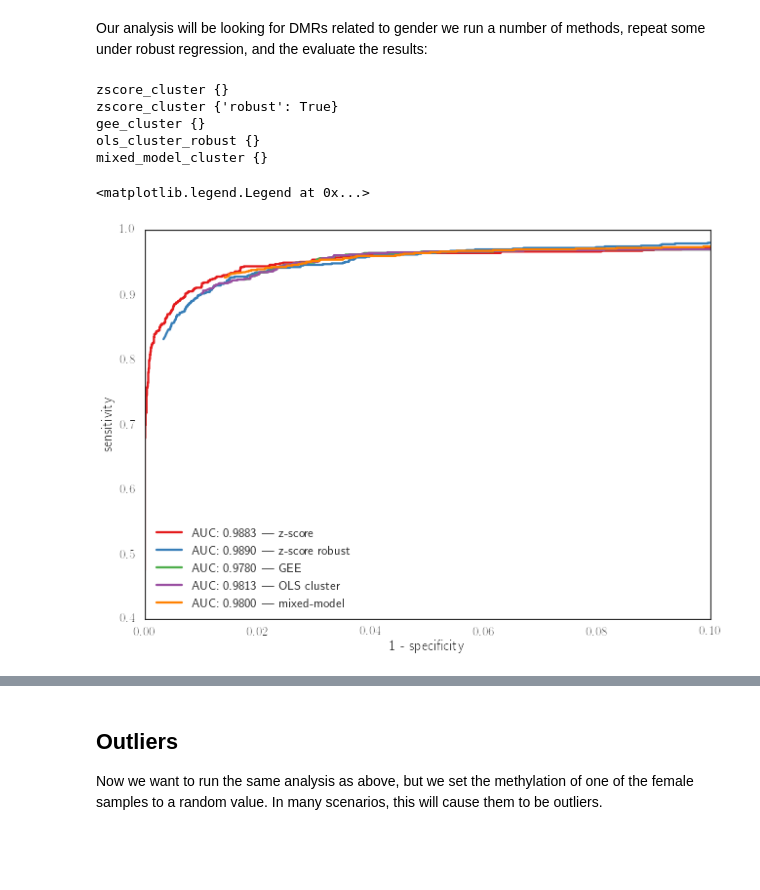
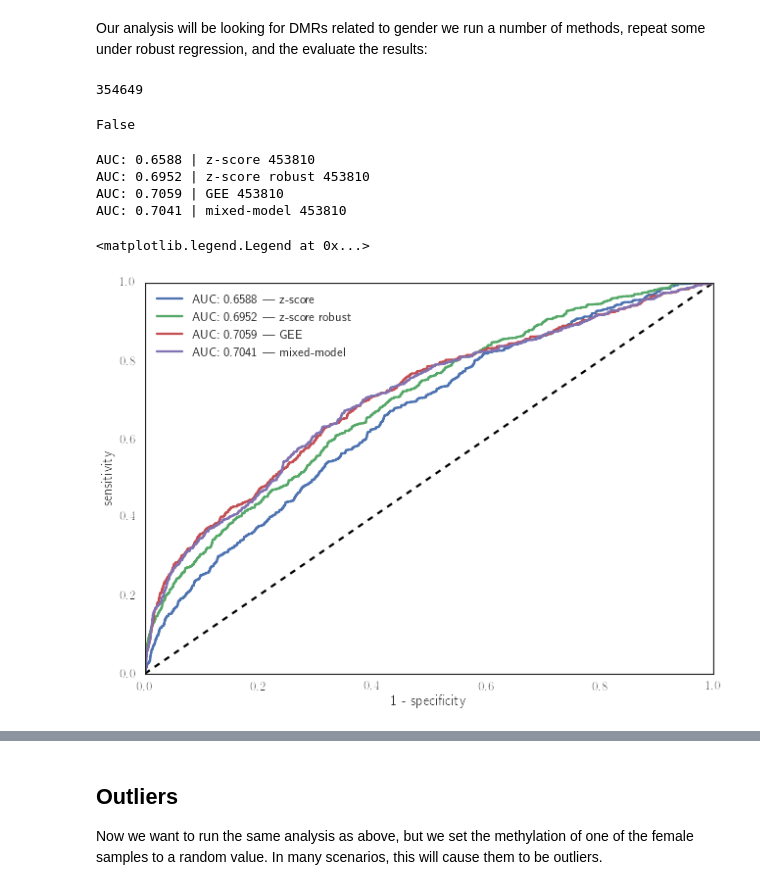
Before and after one commit to brentp/crystal, a Jupyter notebook: notebooks/crystal-methods-evaluation.ipynb, the cells around one changed output, grey strips where cells are left out. Drawn from its saved outputs; the diff is of its cells as text; code cells hidden in the pictures; blank space fills up the shorter version.

```diff
--- a/notebooks/crystal-methods-evaluation.ipynb
+++ b/notebooks/crystal-methods-evaluation.ipynb
@@ -108,35 +76,0 @@ clusters = true_clusters + false_clusters
-# %%
-np.random.seed(42)
-
-formula = "methylation ~ age + gender"
-formula_cpg = formula + " + CpG"
-
-coef = 'gender'
-
-fig, ax = plt.subplots(1)
-
-clean_methods = ["z-score", "z-score robust", "GEE", "OLS cluster", "mixed-model", "gls AR"]
-
-methods, models, kwargs = zip(*[
-    (zscore_cluster, formula,          dict(ax=ax, plot_kwargs=dict(color=colors[0], label=clean_methods[0]))),
-    (zscore_cluster, formula,          dict(ax=ax, plot_kwargs=dict(color=colors[1], label=clean_methods[1]), robust=True)),
-    (gee_cluster, formula_cpg,         dict(ax=ax, plot_kwargs=dict(color=colors[2], label=clean_methods[2]))),
-    (ols_cluster_robust, formula_cpg,  dict(ax=ax, plot_kwargs=dict(color=colors[3], label=clean_methods[3]))),
-    (mixed_model_cluster, formula_cpg, dict(ax=ax, plot_kwargs=dict(color=colors[4], label=clean_methods[4]))),
-                                       ])
-
-nclusters = len(true_clusters)
-
-results = [evaluate_method(clusters, nclusters, covs, model, coef, fn, pool=pool, kwargs=kw)
-                                   for (fn, model, kw) in zip(methods, models, kwargs)]
-
-ax.set_xlim(0, 0.1)
-ax.legend(loc="best")
-# %% [output]
-zscore_cluster {}
-zscore_cluster {'robust': True}
-gee_cluster {}
-ols_cluster_robust {}
-mixed_model_cluster {}
-<matplotlib.legend.Legend at 0x...>
-[figure, removed]
@@ -142,0 +91,6 @@ mixed_model_cluster {}
+# %%
+print len(sim_clusters)
+len(clusters) == len(sim_clusters) # doesn't have to be true since we changed the data.
+# %% [output]
+354649
+False
@@ -143 +118,15 @@ mixed_model_cluster {}
+# %%
+fig, ax = plt.subplots(1)
+for i in range(len(modeled)):
+    bediter = list(crystal.evaluate.cluster_bediter(modeled[i]))
+    tr, ps = crystal.evaluate.evaluate(bediter, region_fh.name, ax=ax, label=labels[i])
+ax.plot([0, 1], [0, 1], 'k--', zorder=-1)
+ax.legend(loc="best")
+# %% [output]
+AUC: 0.6588 | z-score 453810
+AUC: 0.6952 | z-score robust 453810
+AUC: 0.7059 | GEE 453810
+AUC: 0.7041 | mixed-model 453810
+<matplotlib.legend.Legend at 0x...>
+[figure, added]
 # %%
```
Also changed, not shown: parts of 29 cells of this notebook, 1 other file.
